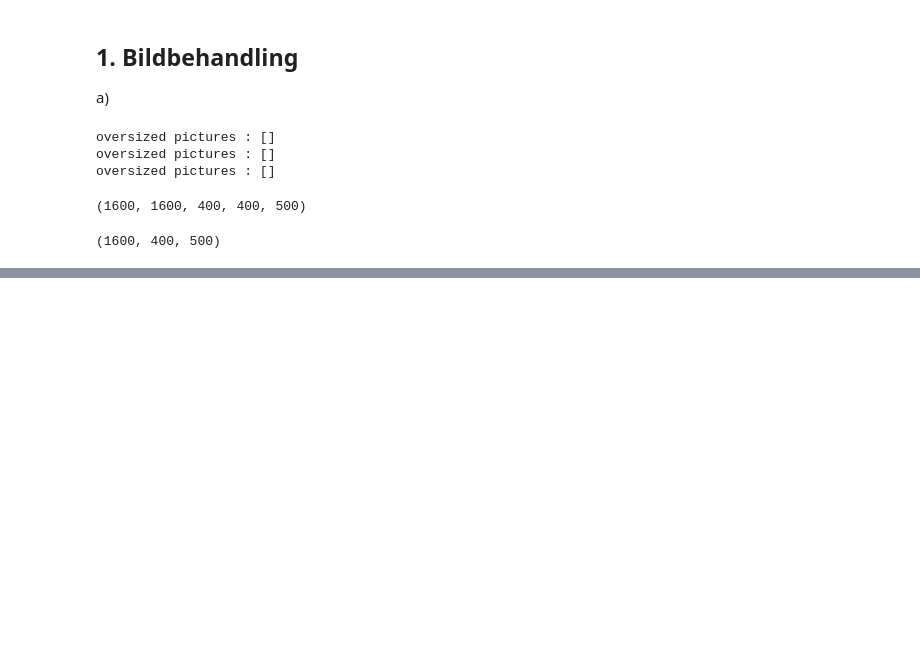
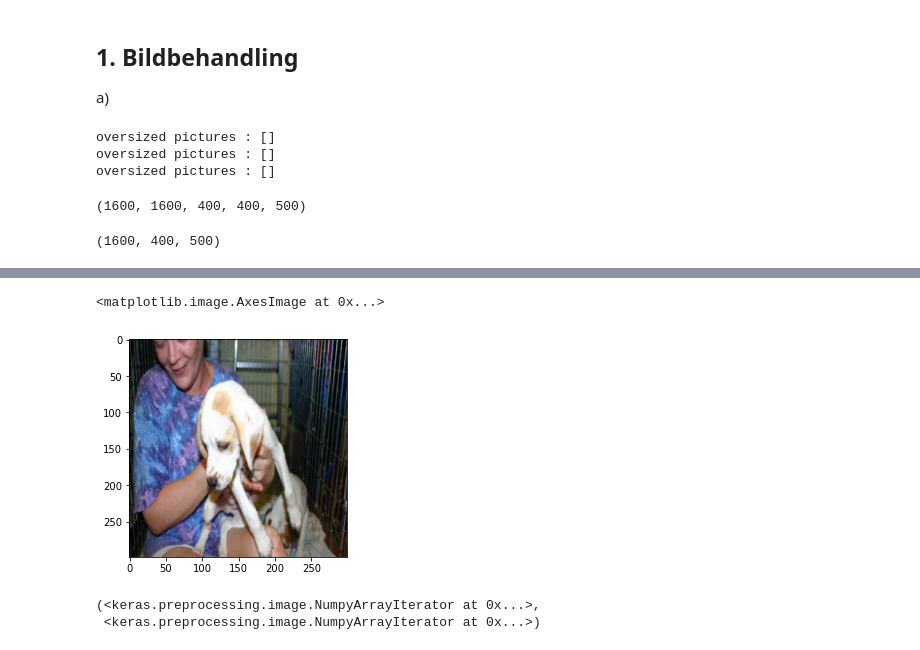
Before and after one commit to Lelelass/Deep-Learning-21, a Jupyter notebook: Labb/lab.ipynb, the cells around one changed output, grey strips where cells are left out. Drawn from its saved outputs; the diff is of its cells as text; code cells hidden in the pictures; blank space fills up the shorter version.

```diff
--- a/Labb/lab.ipynb
+++ b/Labb/lab.ipynb
@@ -179,0 +182,12 @@ Name: label, Length: 497, dtype: int64
+# %%
+X_sets = [X_train_small, X_val_small, X_test_small]
+X_sets_scaled =[]
+for X_set in X_sets :
+    X_set = X_set.astype("float32")/255
+    X_sets_scaled.append(X_set)
+
+X_train = X_sets_scaled[0]
+X_val = X_sets_scaled[1]
+X_test = X_sets_scaled[2]
+
+X_train
@@ -179,0 +212,29 @@ Name: label, Length: 497, dtype: int64
+# %%
+plt.imshow(X_train[5])
+# %% [output]
+<matplotlib.image.AxesImage at 0x...>
+[figure, added]
+# %%
+from tensorflow.keras.preprocessing.image import ImageDataGenerator
+
+train_image_generator = ImageDataGenerator(
+    rotation_range=30,
+    shear_range=.2,
+    zoom_range=.1,
+    horizontal_flip=False,
+    height_shift_range=.2,
+    width_shift_range=.2
+)
+
+
+test_image_generator = ImageDataGenerator()
+
+train_generator = train_image_generator.flow(
+    X_train, y_small_train, batch_size=32)
+
+val_generator = test_image_generator.flow(X_val, y_small_val, batch_size=32)
+
+train_generator, val_generator
+# %% [output]
+(<keras.preprocessing.image.NumpyArrayIterator at 0x...>,
+ <keras.preprocessing.image.NumpyArrayIterator at 0x...>)
```
Also changed, not shown: parts of 27 cells of this notebook.
